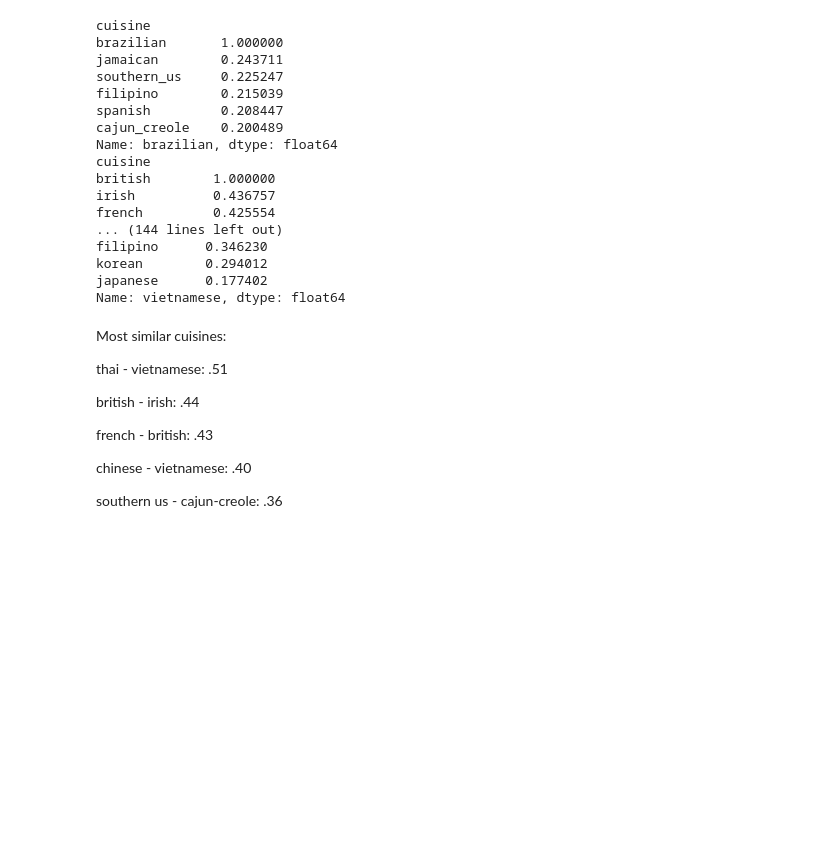
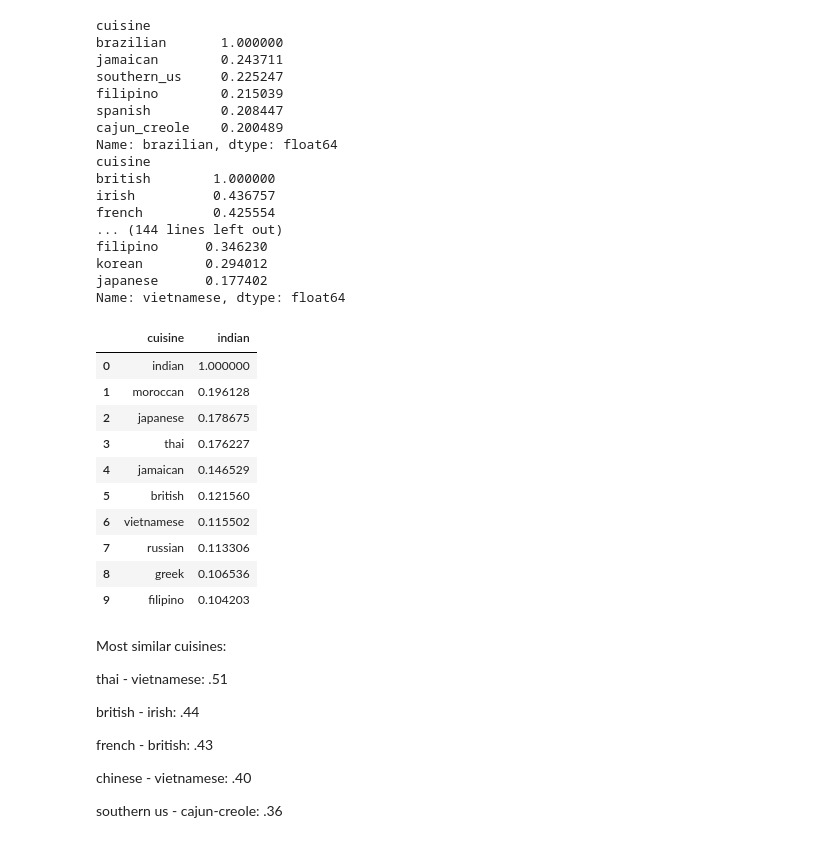
Before and after one commit to rajachak/GA-Data-Science-Capstone-Project, a Jupyter notebook: 02 - Analyze Count Vectorized Data.ipynb, the cells around one changed output. Saved outputs shown, nothing was run; the diff lists cells and outputs as text; code cells hidden in the pictures; blank space fills up the shorter version.

```diff
--- a/02 - Analyze Count Vectorized Data.ipynb
+++ b/02 - Analyze Count Vectorized Data.ipynb
@@ -578,6 +588,20 @@ filipino      0.346230
 korean        0.294012
 japanese      0.177402
 Name: vietnamese, dtype: float64
+# %%
+pd.DataFrame(cuisine_sim['indian'].sort_values(ascending=False).head(10).reset_index())
+# %% [output]
+|  | cuisine | indian |
+| 0 | indian | 1.000000 |
+| 1 | moroccan | 0.196128 |
+| 2 | japanese | 0.178675 |
+| 3 | thai | 0.176227 |
+| 4 | jamaican | 0.146529 |
+| 5 | british | 0.121560 |
+| 6 | vietnamese | 0.115502 |
+| 7 | russian | 0.113306 |
+| 8 | greek | 0.106536 |
+| 9 | filipino | 0.104203 |
 # %% [markdown]
 Most similar cuisines:
 
```
Also changed, not shown: parts of 2 cells of this notebook, 4 other files.
